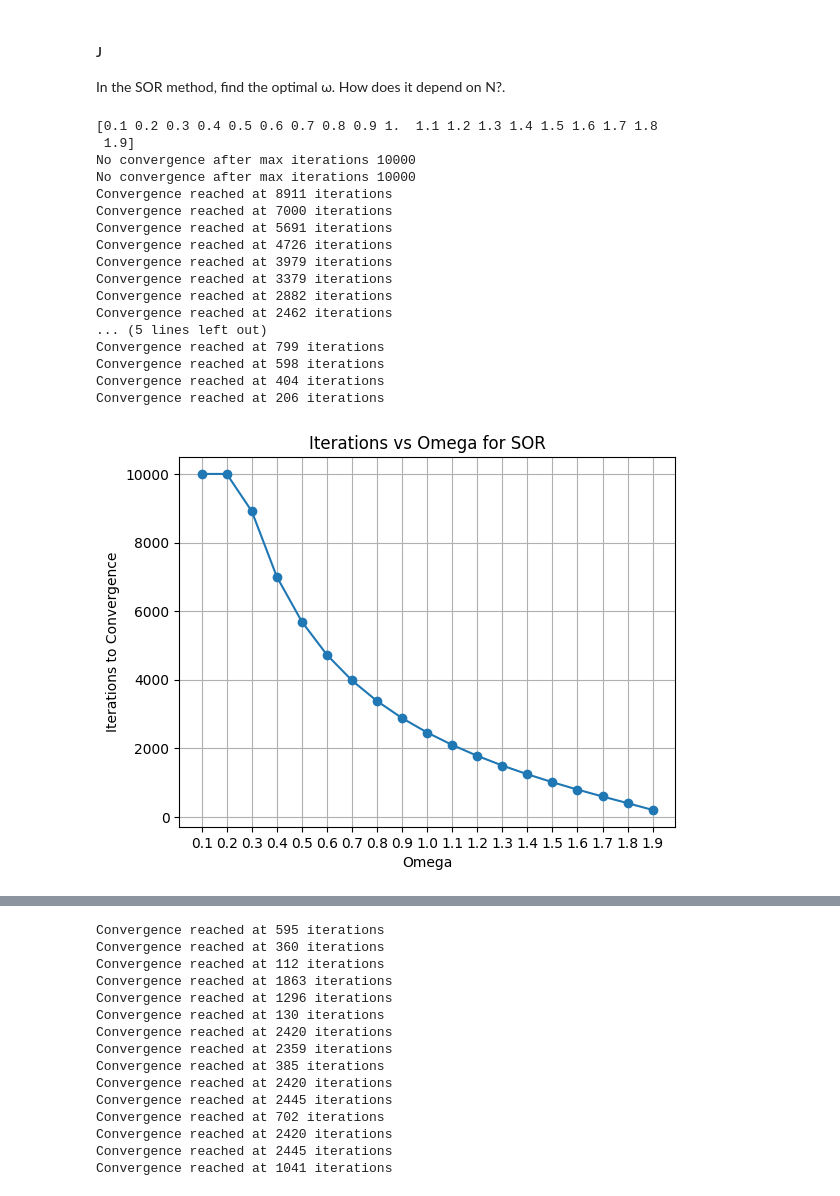
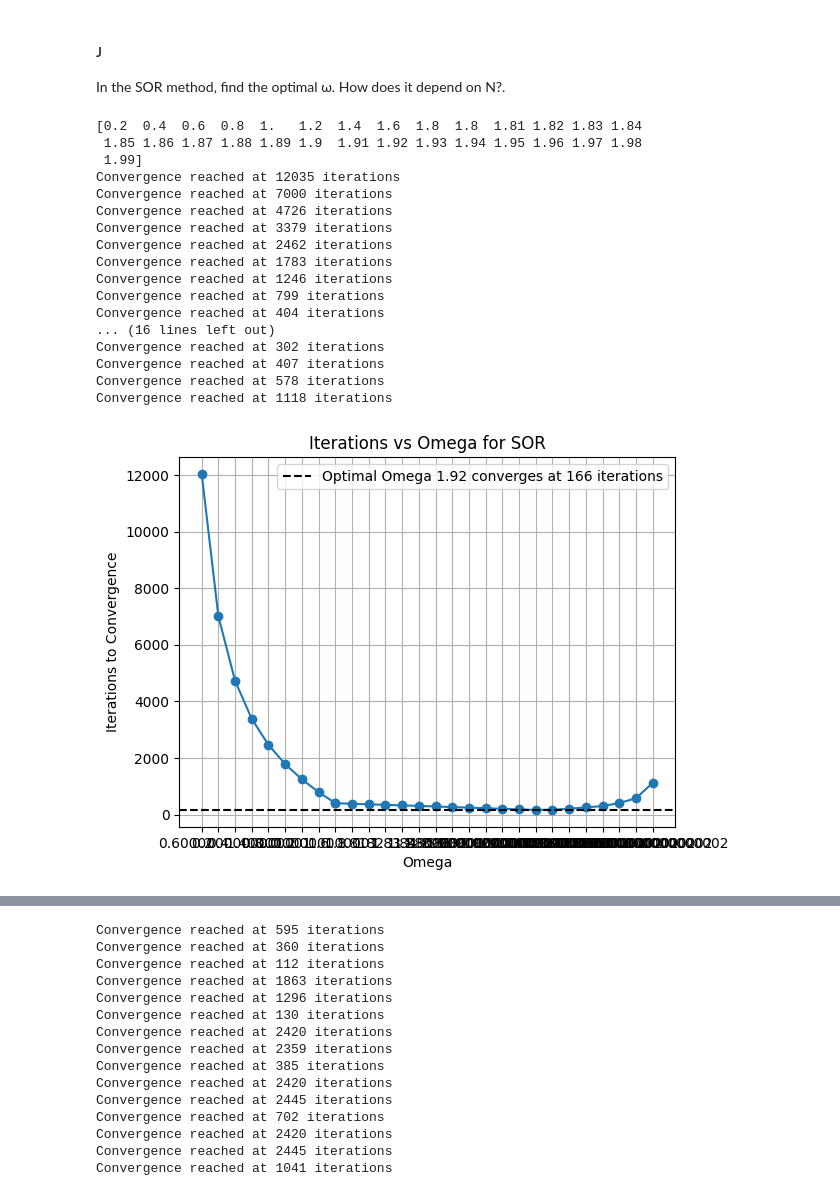
Before and after one commit to shreyaraghavendra/scientific-computing-group2, a Jupyter notebook: set1.ipynb, the cells around one changed output, grey strips where cells are left out. Saved outputs shown, nothing was run; the diff lists cells and outputs as text; code cells hidden in the pictures.

```diff
--- a/set1.ipynb
+++ b/set1.ipynb
@@ -654,39 +715,64 @@ plt.show()
 # %% [markdown]
 #### J
 In the SOR method, find the optimal ω. How does it depend on N?.
+# %%
+sor_k = []
+omegas = np.append(np.arange(0.2,2,0.2),np.arange(1.80,2.0,0.01))
+print(omegas)
+
+for o in omegas:
+    _, _, k,_ = simulate_2D_diffusion_SOR(x_0, omega=o, max_iter=20000)
+    sor_k.append(k)
+
+min_iterations = min(sor_k)
+min_omega = omegas[sor_k.index(min_iterations)]
+
+plt.figure()
+plt.plot(omegas.astype(str).tolist(), sor_k, marker = 'o')
+plt.axhline(y=min_iterations, color='black', linestyle='--', label=f'Optimal Omega 1.92 converges at {min_iterations} iterations')
+plt.xlabel('Omega')
+plt.ylabel('Iterations to Convergence')
+plt.title('Iterations vs Omega for SOR')
+plt.legend()
+plt.grid(True)
+plt.show()
+# %% [output]
+[0.2  0.4  0.6  0.8  1.   1.2  1.4  1.6  1.8  1.8  1.81 1.82 1.83 1.84
+ 1.85 1.86 1.87 1.88 1.89 1.9  1.91 1.92 1.93 1.94 1.95 1.96 1.97 1.98
+ 1.99]
+Convergence reached at 12035 iterations
+Convergence reached at 7000 iterations
+Convergence reached at 4726 iterations
+Convergence reached at 3379 iterations
+Convergence reached at 2462 iterations
+Convergence reached at 1783 iterations
+Convergence reached at 1246 iterations
+Convergence reached at 799 iterations
+Convergence reached at 404 iterations
+... (16 lines left out)
+Convergence reached at 302 iterations
+Convergence reached at 407 iterations
+Convergence reached at 578 iterations
+Convergence reached at 1118 iterations
+[figure, added]
 # %%
 sor_k = []
-omegas = np.arange(0.1,2,0.1)
+omegas = np.append(np.arange(0.2,2,0.2),np.arange(1.80,2.0,0.01))
 print(omegas)
 
 for o in omegas:
-    _, _, k = simulate_2D_diffusion_SOR(x_0, omega=o)
+    _, _, k,_ = simulate_2D_diffusion_SOR(x_0, omega=o, max_iter=20000)
     sor_k.append(k)
 
+min_iterations = min(sor_k)
+min_omega = omegas[sor_k.index(min_iterations)]
+
 plt.figure()
-plt.plot(omegas, sor_k, marker = 'o')
+plt.plot(str(omegas), sor_k, marker = 'o')
+plt.axhline(y=min_iterations, color='black', linestyle='--', label=f'Optimal Omega 1.92 converges at {min_iterations} iterations')
 plt.xlabel('Omega')
-plt.xticks(omegas)
 plt.ylabel('Iterations to Convergence')
 plt.title('Iterations vs Omega for SOR')
+plt.legend()
 plt.grid(True)
 plt.show()
-# %% [output]
-[0.1 0.2 0.3 0.4 0.5 0.6 0.7 0.8 0.9 1.  1.1 1.2 1.3 1.4 1.5 1.6 1.7 1.8
- 1.9]
-No convergence after max iterations 10000
-No convergence after max iterations 10000
-Convergence reached at 8911 iterations
-Convergence reached at 7000 iterations
-Convergence reached at 5691 iterations
-Convergence reached at 4726 iterations
-Convergence reached at 3979 iterations
-Convergence reached at 3379 iterations
-Convergence reached at 2882 iterations
-Convergence reached at 2462 iterations
-... (5 lines left out)
-Convergence reached at 799 iterations
-Convergence reached at 598 iterations
-Convergence reached at 404 iterations
-Convergence reached at 206 iterations
-[figure, removed]
```
Also changed, not shown: parts of 25 cells of this notebook.
